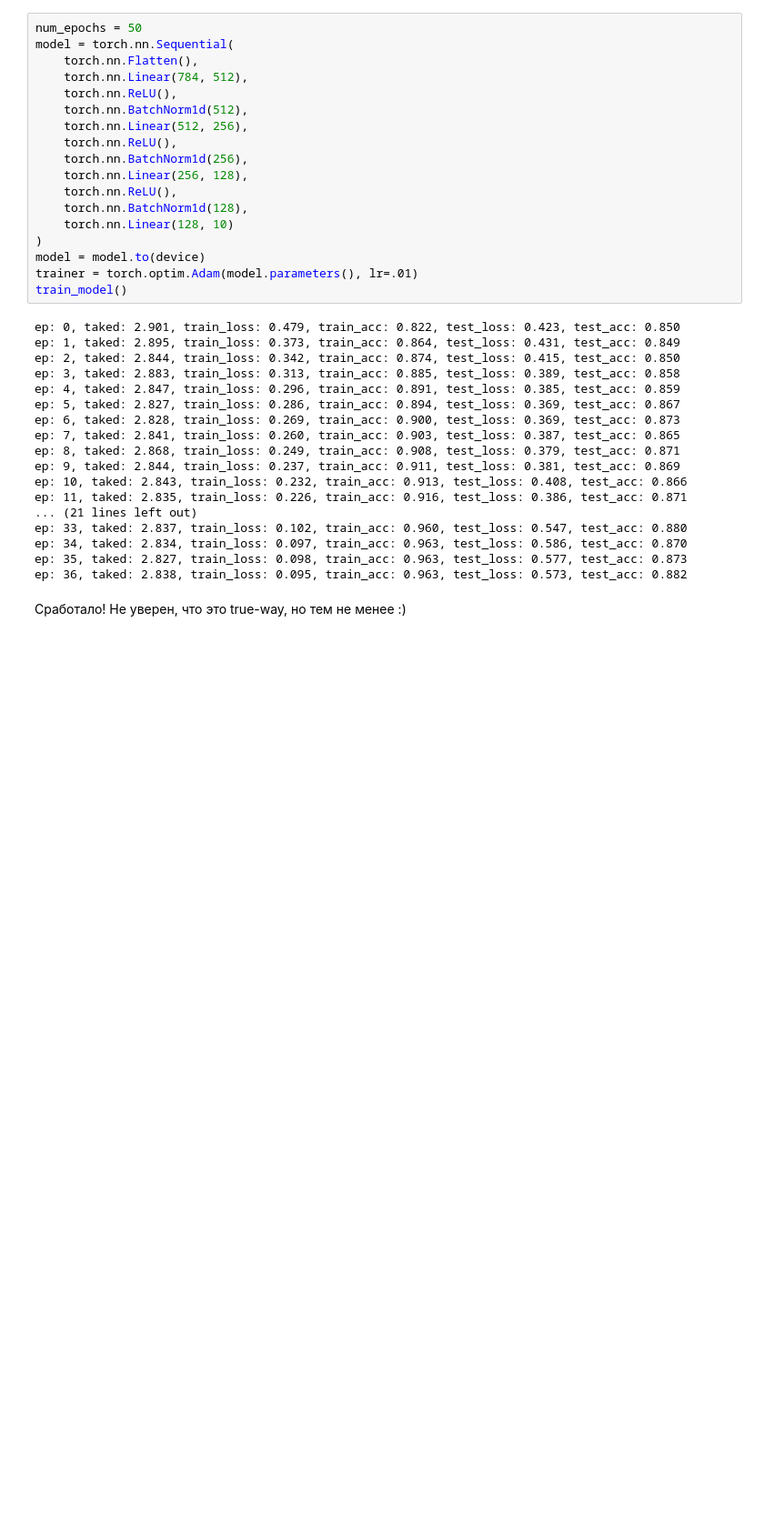
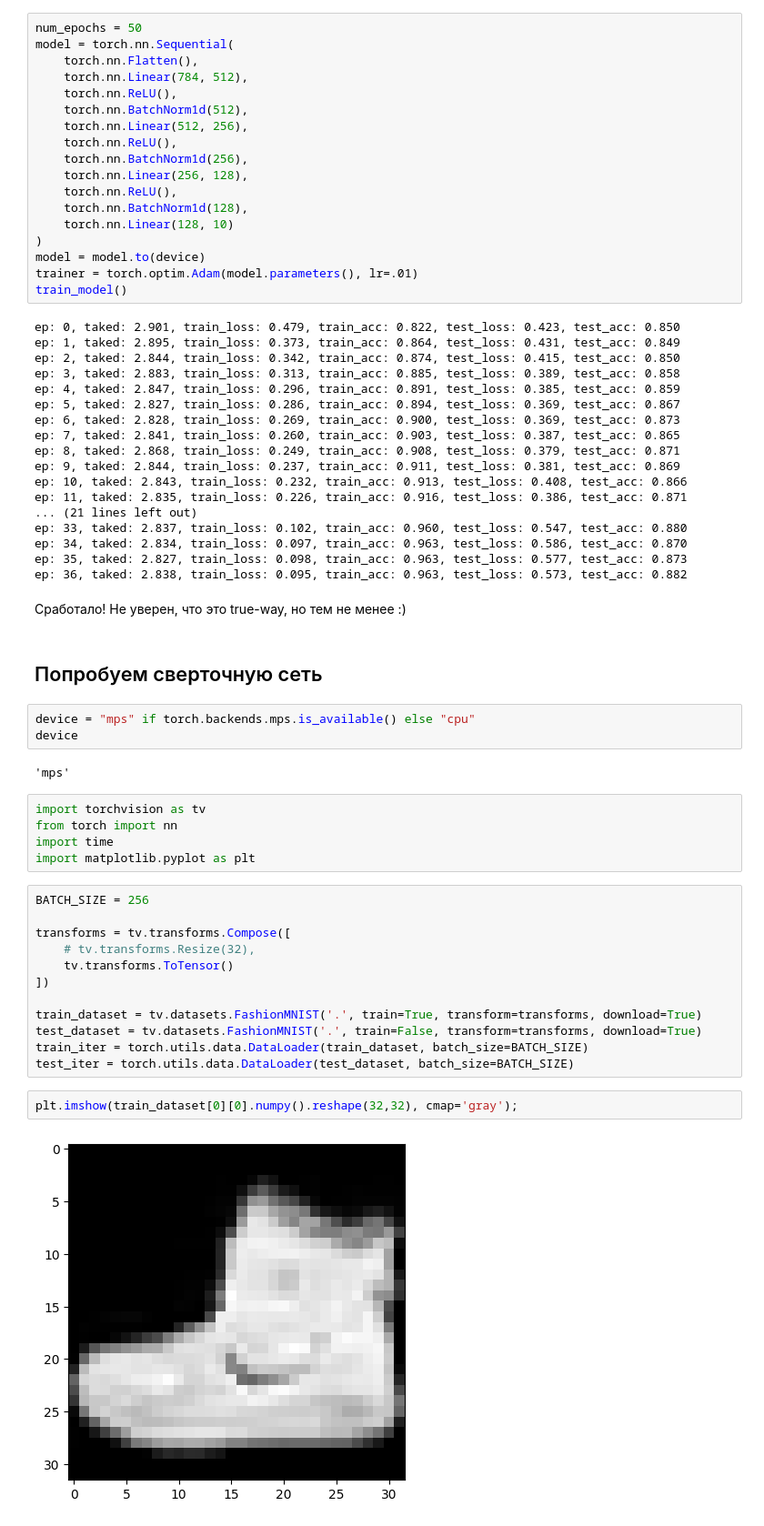
Before and after one commit to tkvitko/neural-networks, a Jupyter notebook: nn_fashion_mnist.ipynb, the cells around one changed output. Shown at 91% size. Saved outputs shown, nothing was run; the diff lists cells and outputs as text; blank space fills up the shorter version.

```diff
--- a/nn_fashion_mnist.ipynb
+++ b/nn_fashion_mnist.ipynb
@@ -403,3 +404,31 @@ ep: 35, taked: 2.827, train_loss: 0.098, train_acc: 0.963, test_loss: 0.577, tes
 ep: 36, taked: 2.838, train_loss: 0.095, train_acc: 0.963, test_loss: 0.573, test_acc: 0.882
 # %% [markdown]
 Сработало! Не уверен, что это true-way, но тем не менее :)
+# %% [markdown]
+## Попробуем сверточную сеть
+# %%
+device = "mps" if torch.backends.mps.is_available() else "cpu"
+device
+# %% [output]
+'mps'
+# %%
+import torchvision as tv
+from torch import nn
+import time
+import matplotlib.pyplot as plt
+# %%
+BATCH_SIZE = 256
+
+transforms = tv.transforms.Compose([
+    # tv.transforms.Resize(32),
+    tv.transforms.ToTensor()
+])
+
+train_dataset = tv.datasets.FashionMNIST('.', train=True, transform=transforms, download=True)
+test_dataset = tv.datasets.FashionMNIST('.', train=False, transform=transforms, download=True)
+train_iter = torch.utils.data.DataLoader(train_dataset, batch_size=BATCH_SIZE)
+test_iter = torch.utils.data.DataLoader(test_dataset, batch_size=BATCH_SIZE)
+# %%
+plt.imshow(train_dataset[0][0].numpy().reshape(32,32), cmap='gray');
+# %% [output]
+[figure, added]
```
Also changed, not shown: parts of 5 cells of this notebook, 2 other files.
